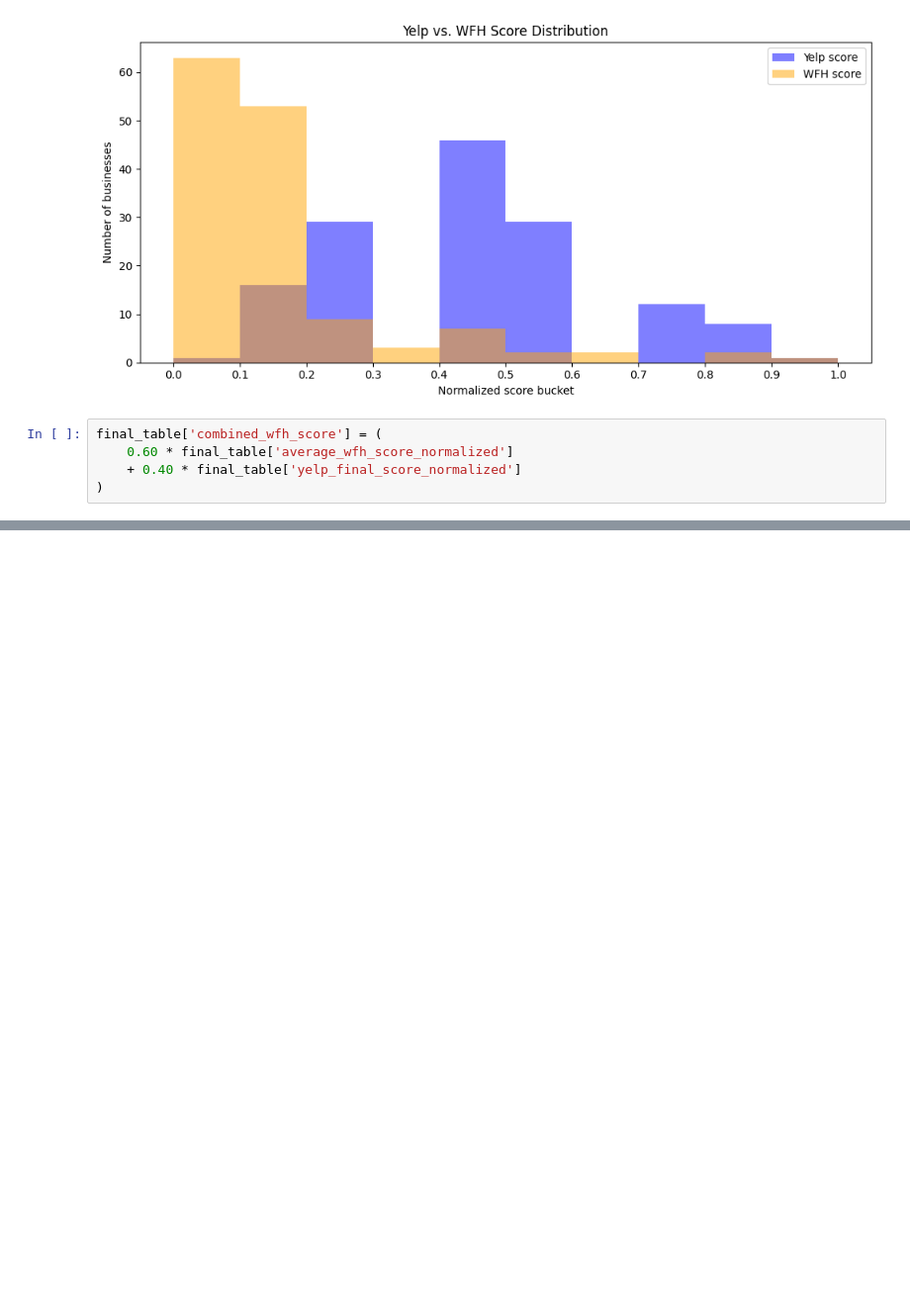
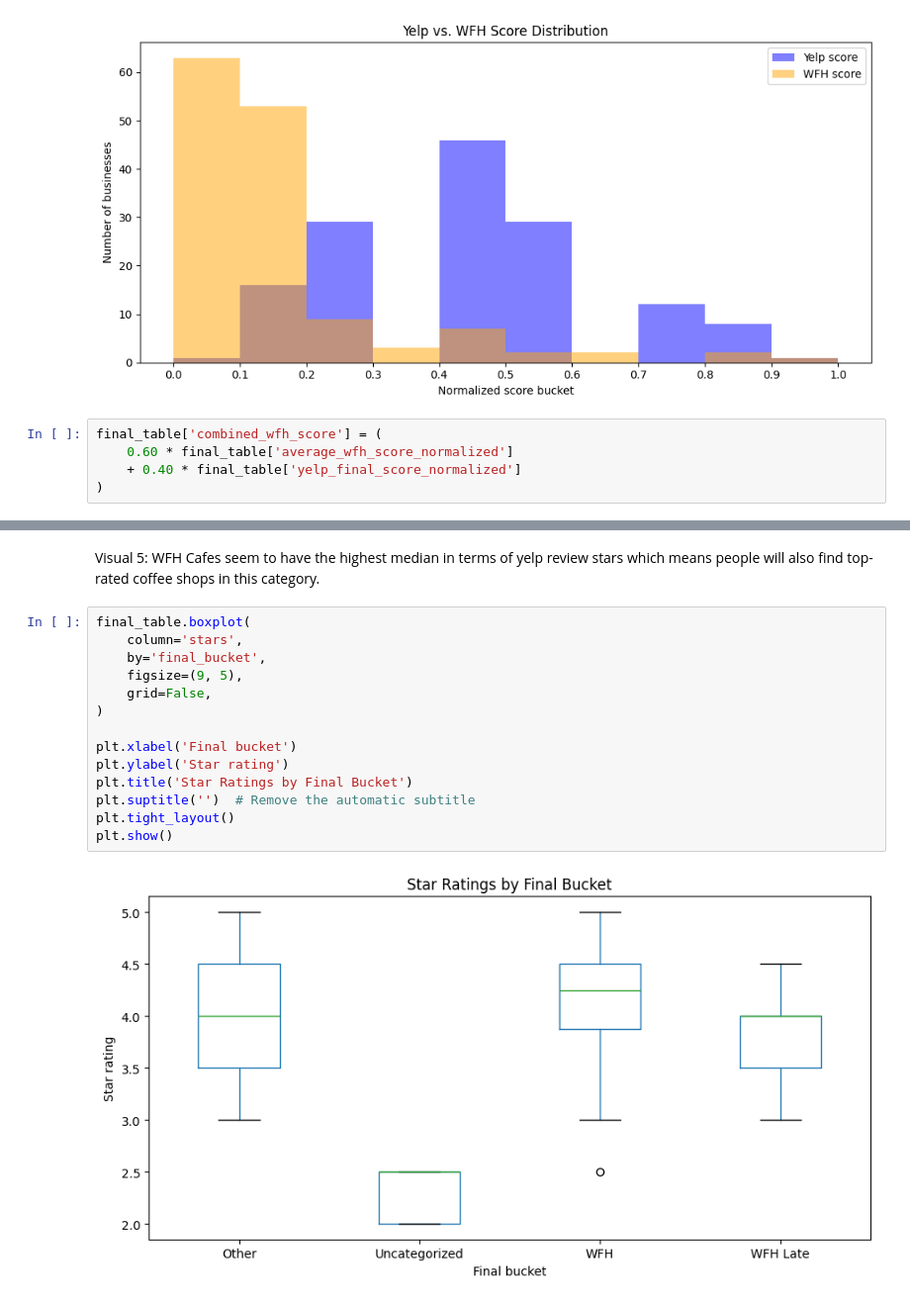
Before and after one commit to jaimesesme/coffee-project, a Jupyter notebook: data/final/final_data_exploration.ipynb, the cells around one changed output, grey strips where cells are left out. Shown at 99% size. Drawn from its saved outputs; the diff is of its cells as text; blank space fills up the shorter version.

```diff
--- a/data/final/final_data_exploration.ipynb
+++ b/data/final/final_data_exploration.ipynb
@@ -599,0 +673,18 @@ plt.show()
+# %% [markdown]
+Visual 5: WFH Cafes seem to have the highest median in terms of yelp review stars which means people will also find top-rated coffee shops in this category.
+# %%
+final_table.boxplot(
+    column='stars',
+    by='final_bucket',
+    figsize=(9, 5),
+    grid=False,
+)
+
+plt.xlabel('Final bucket')
+plt.ylabel('Star rating')
+plt.title('Star Ratings by Final Bucket')
+plt.suptitle('')  # Remove the automatic subtitle
+plt.tight_layout()
+plt.show()
+# %% [output]
+[figure, added]
```
Also changed, not shown: parts of 18 cells of this notebook, 8 other files.
